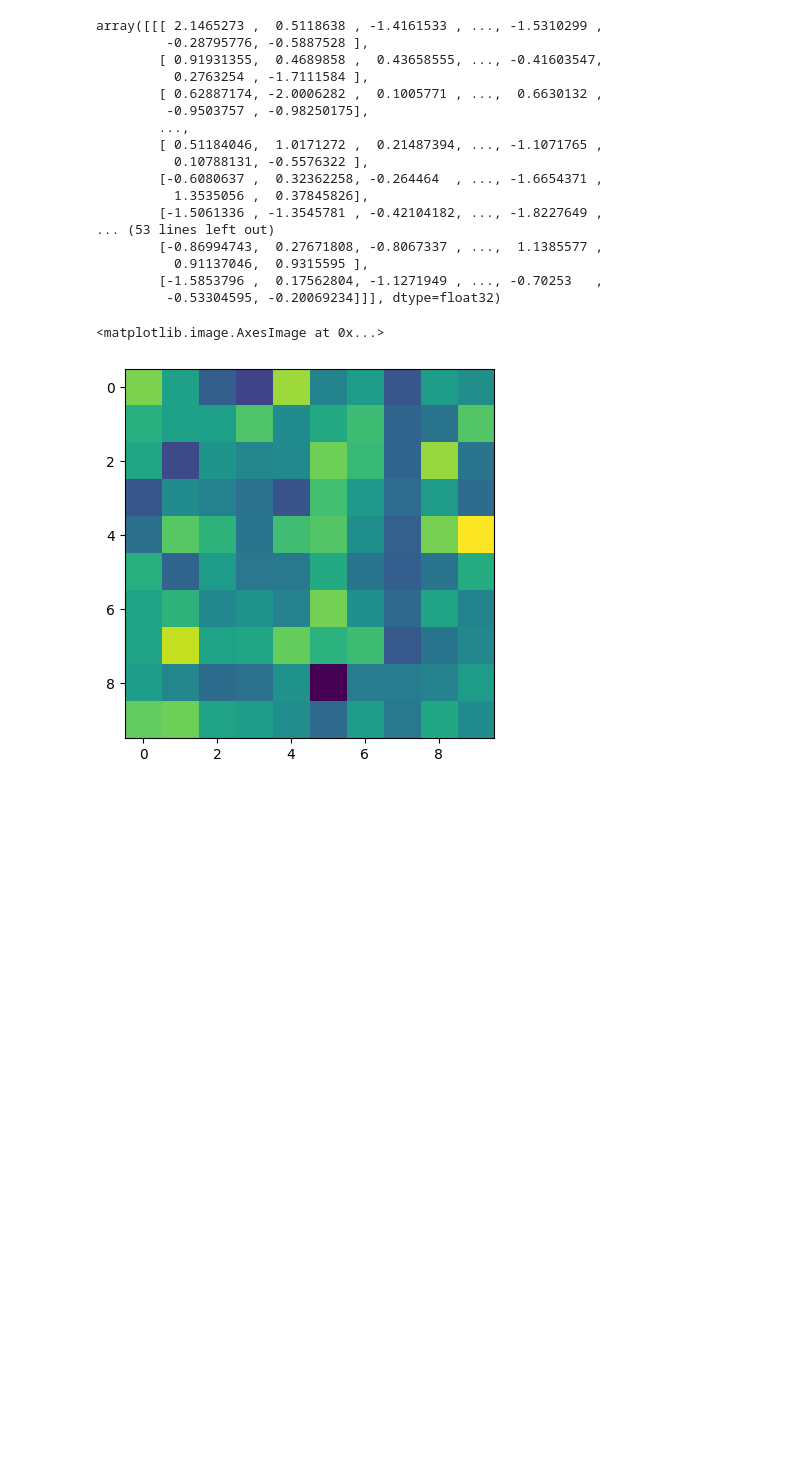
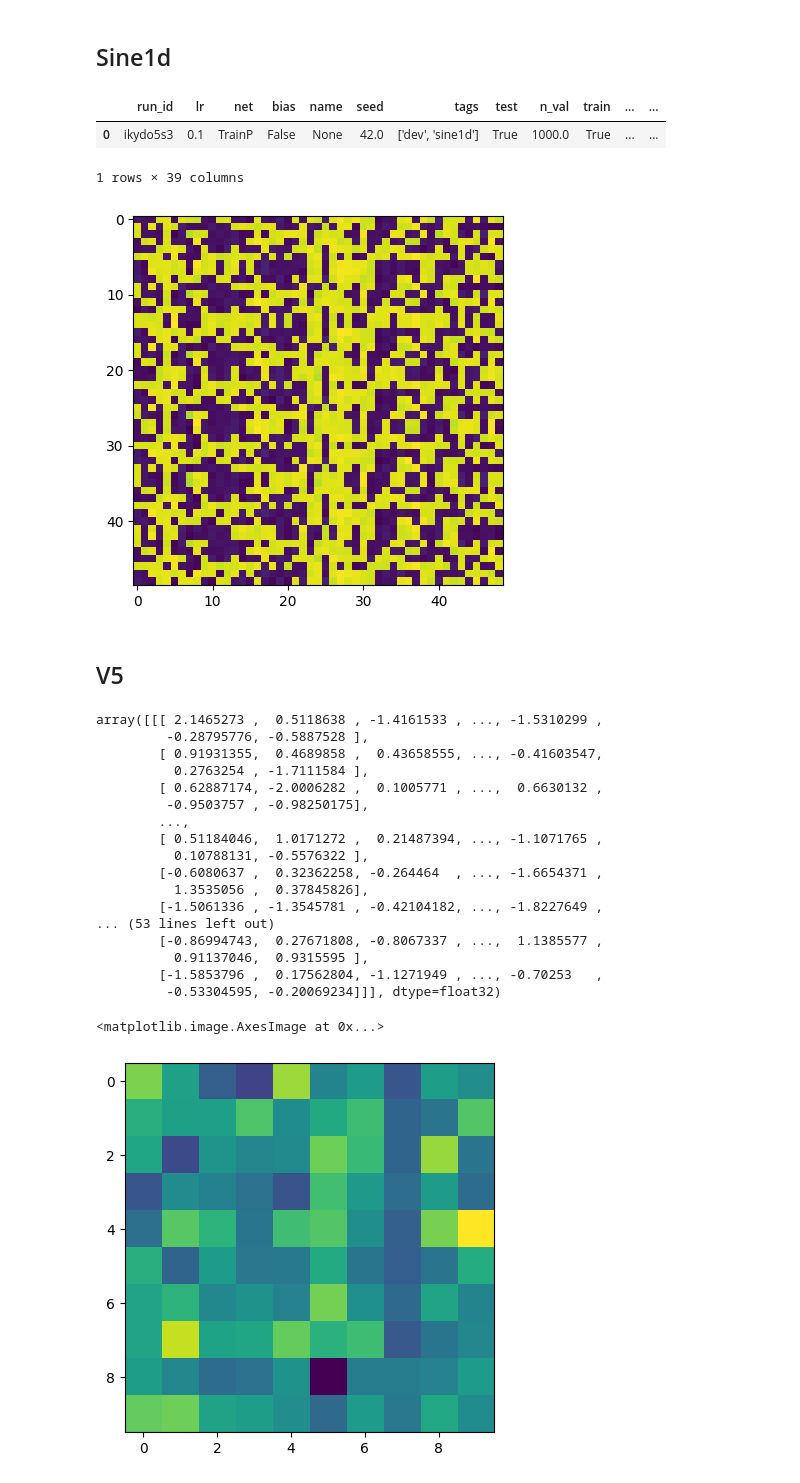
Before and after one commit to elidub/SymPDE, a Jupyter notebook: notebooks_symlie/results.ipynb, the cells around one changed output. Cells and saved outputs as stored; diff of their text form; code cells hidden in the pictures; blank space fills up the shorter version.

Commit message:
sine1d refarcoting

```diff
--- a/notebooks_symlie/results.ipynb
+++ b/notebooks_symlie/results.ipynb
@@ -37,3 +41,38 @@ df
+# %% [markdown]
+## Sine1d
+# %%
+df_sine1d = df[df['tags'].astype(str).str.contains('sine1d')]
+df_sine1d
+# %% [output]
+|  | run_id | lr | net | bias | name | seed | tags | test | n_val | train | ... | ... |
+| 0 | ikydo5s3 | 0.1 | TrainP | False | None | 42.0 | ['dev', 'sine1d'] | True | 1000.0 | True | ... | ... |
+1 rows × 39 columns
+# %%
+normalize_P = LinearP.normalize_P
+# %%
+def tensor_operation(x, operation):
+    assert isinstance(x, np.ndarray)
+    return operation(torch.from_numpy(x)).numpy()
+
+def numpy_operation(x, operation):
+    assert isinstance(x, torch.Tensor)
+    return torch.from_numpy(operation(x.numpy()))
+# %%
+
+run = df_sine1d.iloc[0]
+run.run_id
+
+P_dir = '../logs/store/P'
+
+P = np.load(os.path.join(P_dir, run.run_id + '.npy'))
+P = tensor_operation(P, normalize_P)
+
+plt.imshow(P)
+plt.show()
+# %% [output]
+[figure, added]
+# %% [markdown]
+## V5
 # %%
 df_v5 = df[df['tags'].astype(str).str.contains('v5')]
 df_v5['test_loss'] = df_v5['test_loss'].astype(float)
```
Also changed, not shown: parts of 2 cells of this notebook, 20 other files.
